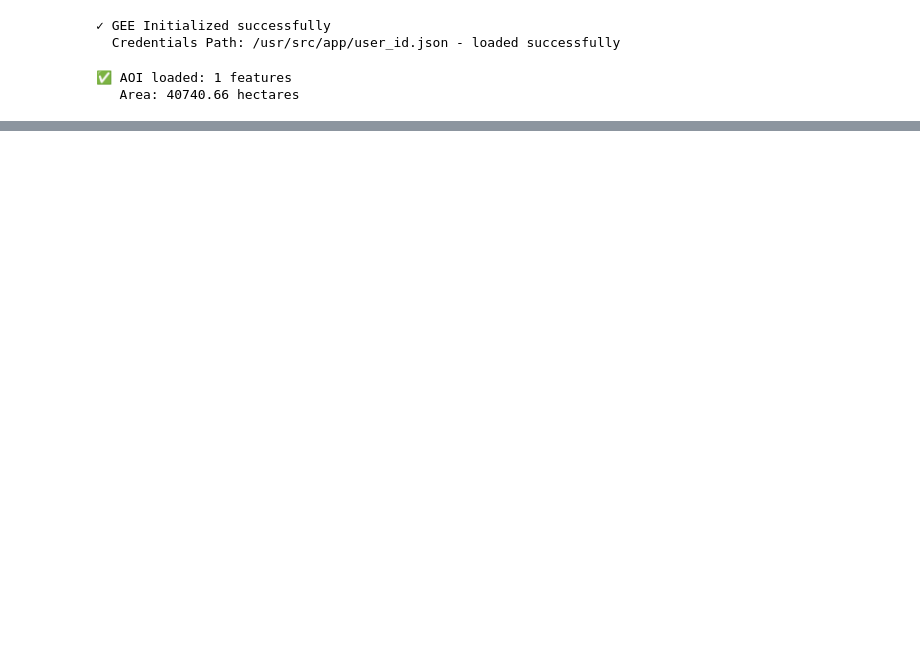
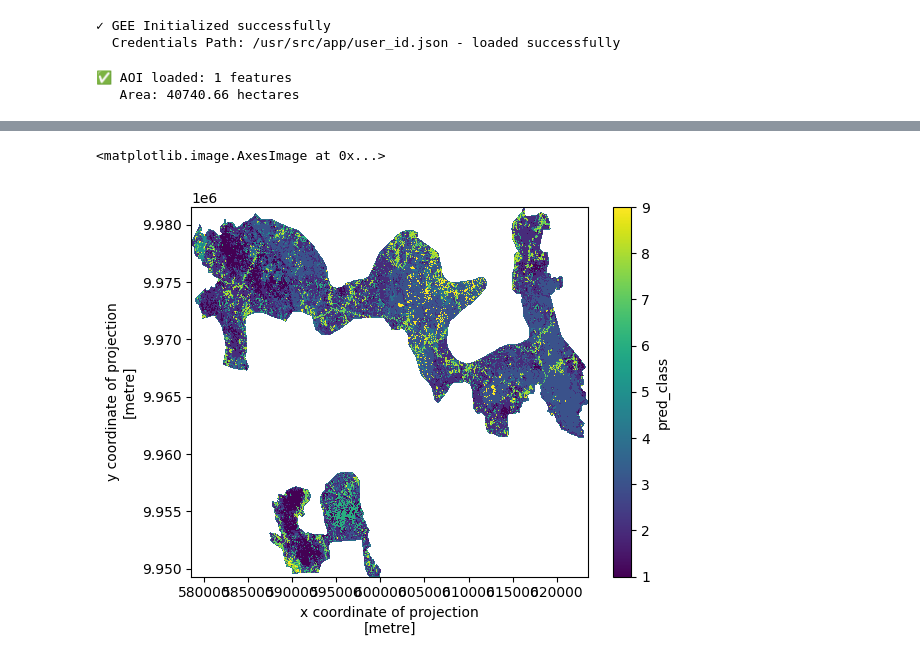
Before and after one commit to miqbalf/gis-carbon-ai, a Jupyter notebook: jupyter/notebooks/02w_merge_historical_current_zone_eligibility.ipynb, the cells around one changed output, grey strips where cells are left out. Cells and saved outputs as stored; diff of their text form; code cells hidden in the pictures; blank space fills up the shorter version.

```diff
--- a/jupyter/notebooks/02w_merge_historical_current_zone_eligibility.ipynb
+++ b/jupyter/notebooks/02w_merge_historical_current_zone_eligibility.ipynb
@@ -50,0 +123,5 @@ print(f"   Area: {aoi_gpd_utm.geometry.area.sum()/10000:.2f} hectares")
+# %%
+ds_lc_features.pred_class.plot.imshow()
+# %% [output]
+<matplotlib.image.AxesImage at 0x...>
+[figure, added]
```
Also changed, not shown: parts of 62 cells of this notebook.
